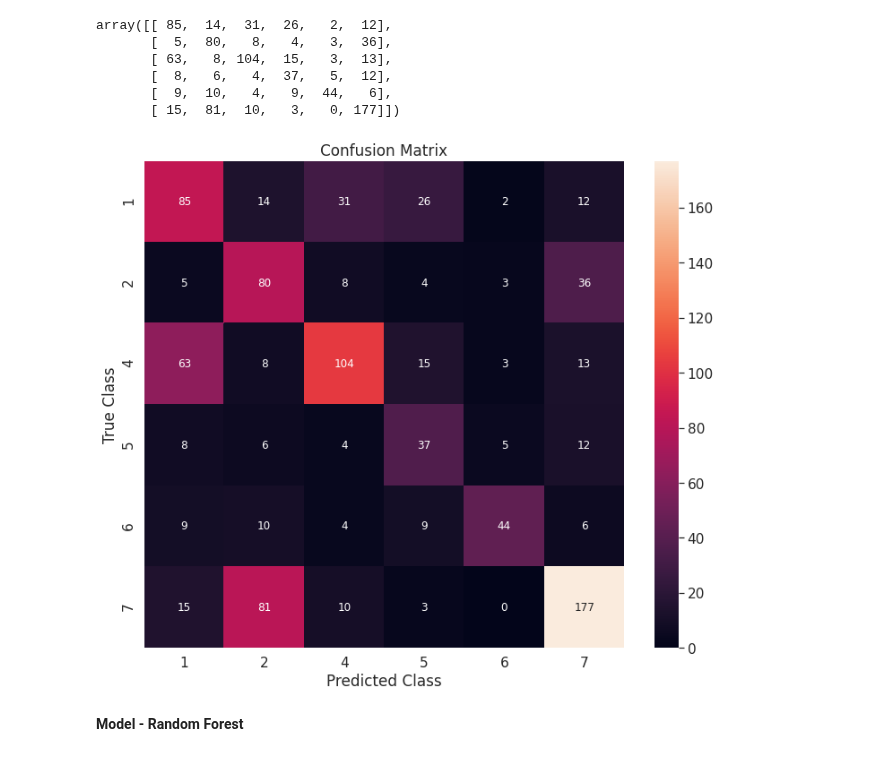
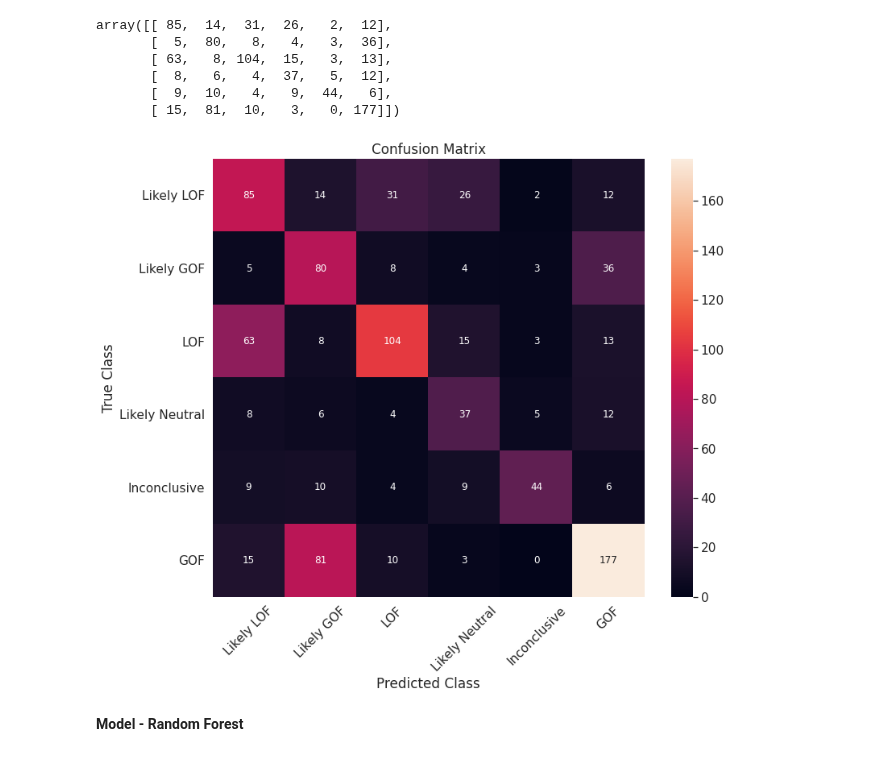
Before and after one commit to Shredder42/mutations, a Jupyter notebook: explore.ipynb, the cells around one changed output. Cells and saved outputs as stored; diff of their text form; code cells hidden in the pictures.

```diff
--- a/explore.ipynb
+++ b/explore.ipynb
@@ -243,7 +243,7 @@ def print_top10(vectorizer, clf, class_labels):
         print("%s: %s" % (class_label,
               " ".join(feature_names[j] for j in top10)))
 # %%
-def confusion_matrix_plot(range1=6, range2=6):
+def confusion_matrix_plot(class_labels, range1=6, range2=6):
     df_cm = pd.DataFrame(cm, range(range1), range(range2))
     plt.figure(figsize = (12,10))
     sns.set(font_scale=1.4)#for label size
@@ -251,6 +251,7 @@ def confusion_matrix_plot(range1=6, range2=6):
     plt.xlabel("Predicted Class")
     plt.ylabel("True Class")
     plt.title("Confusion Matrix")
+    plt.xticks(rotation=45)
     plt.show()
 # %%
 def split_vectorize(text, target):
@@ -316,6 +317,11 @@ stops = ['figure', 'fig', 'al', 'et',
          '6a', '6b', '6c', '6d',
          '7a', '7b', '7c',
          'wang', 'zhang']
+# %%
+# classes lists
+classes_9 = ['Likely LOF', 'Likely GOF', 'Neutral', 'LOF', 'Likely Neutral', 'Inconclusive', 'GOF', 'Likely COF', 'COF']
+classes_7 = ['Likely LOF', 'Likely GOF', 'Neutral', 'LOF', 'Likely Neutral', 'Inconclusive', 'GOF']
+classes_6 = ['Likely LOF', 'Likely GOF', 'LOF', 'Likely Neutral', 'Inconclusive', 'GOF']
 # %% [markdown]
 **Vectorize and Train-Test Split**
 # %%
@@ -757,9 +763,9 @@ array([[ 85,  14,  31,  26,   2,  12],
        [  9,  10,   4,   9,  44,   6],
        [ 15,  81,  10,   3,   0, 177]])
 # %%
-confusion_matrix_plot()
+confusion_matrix_plot(classes_6)
 # %% [output]
-[figure, old version]
+[figure, new version]
 # %% [markdown]
 **Model - Random Forest**
 # %%
```
Also changed, not shown: parts of 34 cells of this notebook.
